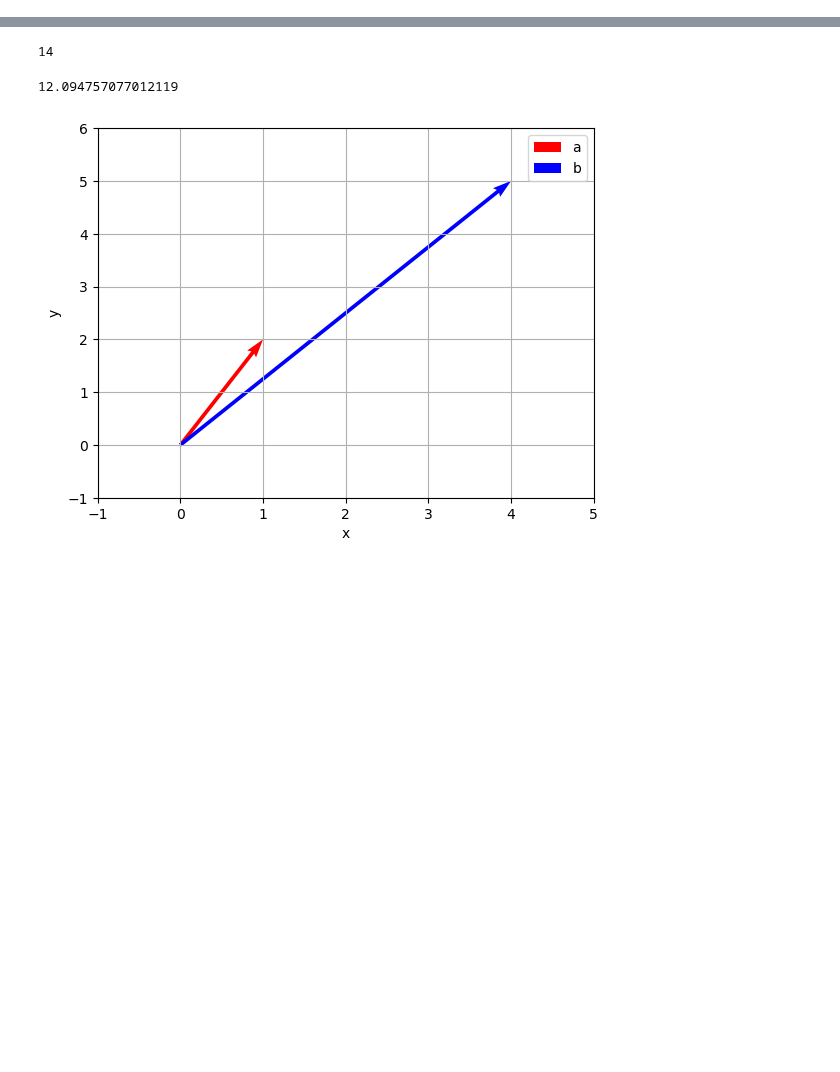
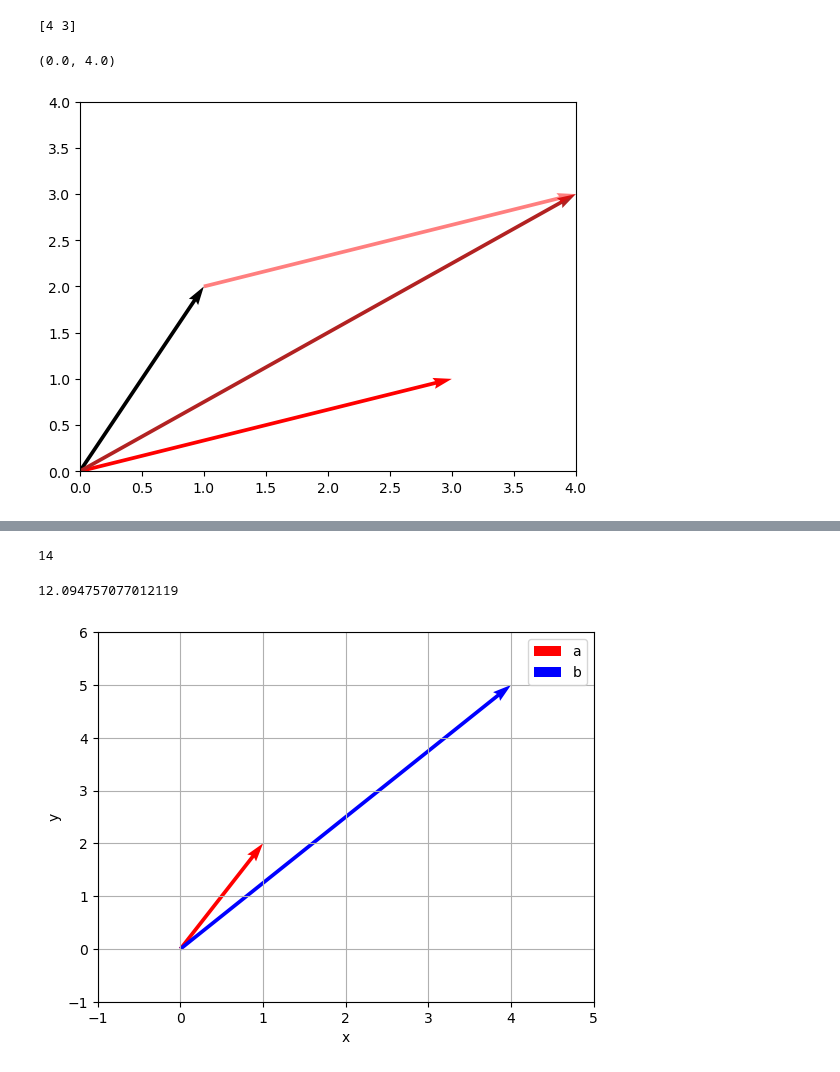
Before and after one commit to febse/econ2024-de, a Jupyter notebook: Appendices/04-LA.ipynb, the cells around one changed output, grey strips where cells are left out. Cells and saved outputs as stored; diff of their text form; code cells hidden in the pictures; blank space fills up the shorter version.

```diff
--- a/Appendices/04-LA.ipynb
+++ b/Appendices/04-LA.ipynb
@@ -4,0 +121,22 @@
+# %%
+v = np.array([1, 2])
+w = np.array([3, 1])
+v_plus_w = v + w
+
+print(v_plus_w)
+# %% [output]
+[4 3]
+# %%
+fix, ax = plt.subplots()
+
+ax.quiver(0, 0, v[0], v[1], angles='xy', scale_units='xy', scale=1)
+ax.quiver(0, 0, w[0], w[1], angles='xy', scale_units='xy', scale=1, color='r')
+ax.quiver(0, 0, v_plus_w[0], v_plus_w[1], angles='xy', scale_units='xy', scale=1, color='firebrick')
+
+ax.quiver(v[0], v[1], w[0], w[1], angles='xy', scale_units='xy', scale=1, color='r', alpha=0.5)
+
+ax.set_xlim(0, 4)
+ax.set_ylim(0, 4)
+# %% [output]
+(0.0, 4.0)
+[figure, added]
```
Also changed, not shown: parts of 14 cells of this notebook, 1 other file.
